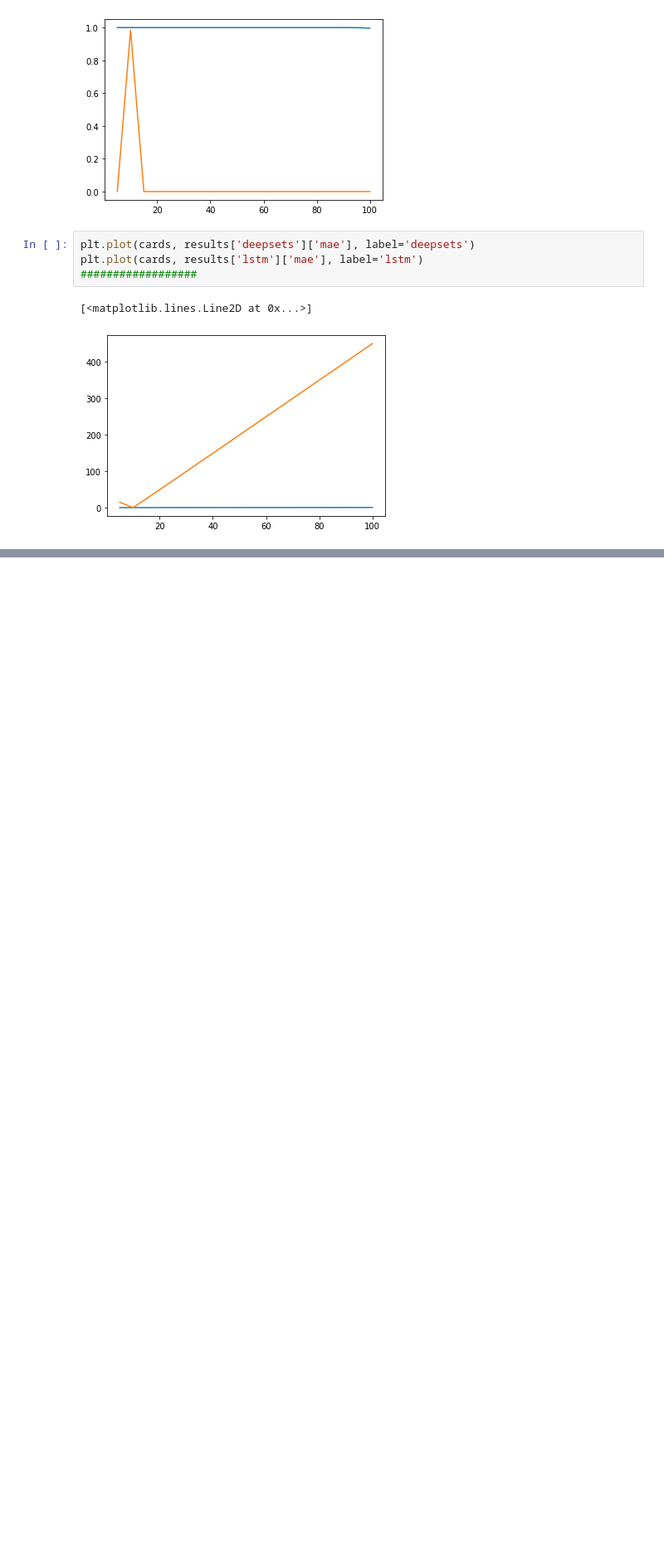
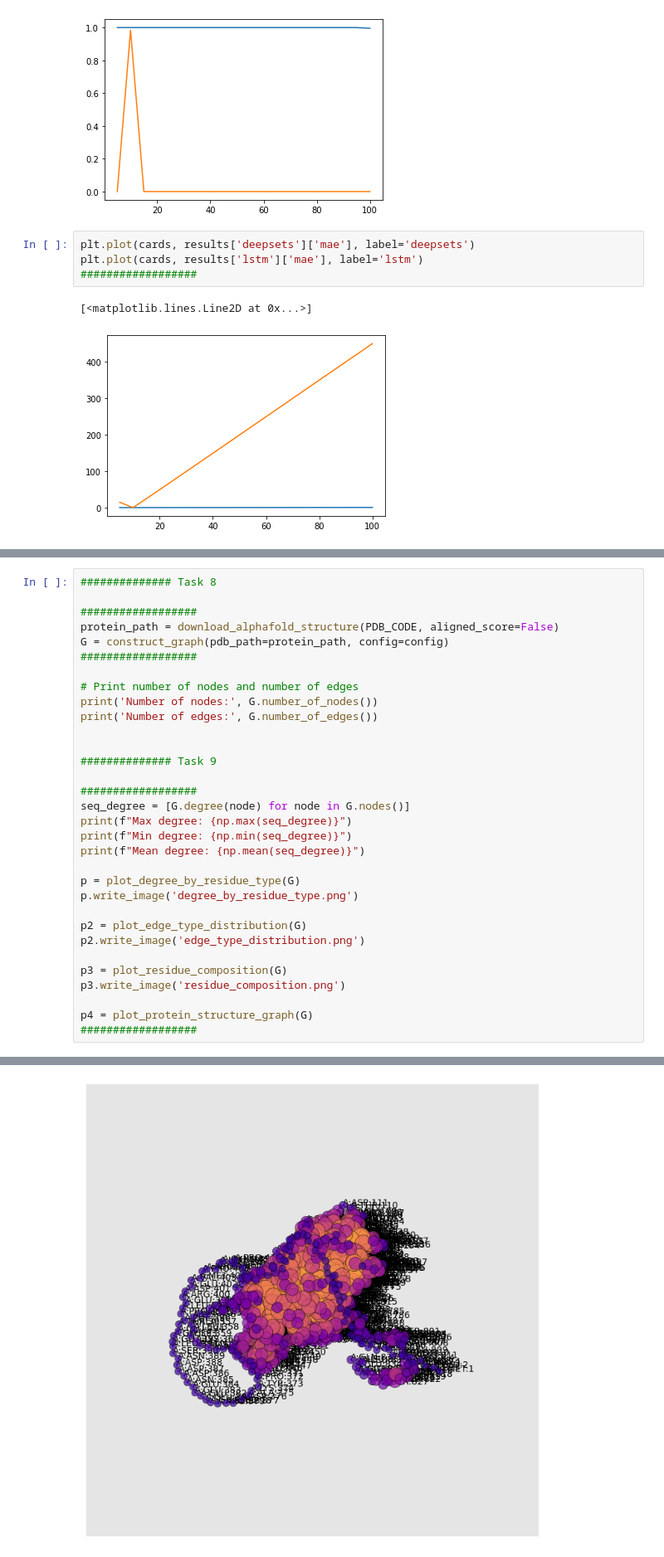
Before and after one commit to alephpi/student, a Jupyter notebook: Lab7_Learning_on_Sets_Learning_with_Proteins/code/lab7.ipynb, the cells around one changed output, grey strips where cells are left out. Shown at 83% size. Drawn from its saved outputs; the diff is of its cells as text; blank space fills up the shorter version.

```diff
--- a/Lab7_Learning_on_Sets_Learning_with_Proteins/code/lab7.ipynb
+++ b/Lab7_Learning_on_Sets_Learning_with_Proteins/code/lab7.ipynb
@@ -337,0 +384,33 @@ plt.plot(cards, results['lstm']['mae'], label='lstm')
+# %%
+############## Task 8
+
+##################
+protein_path = download_alphafold_structure(PDB_CODE, aligned_score=False)
+G = construct_graph(pdb_path=protein_path, config=config)
+##################
+
+# Print number of nodes and number of edges
+print('Number of nodes:', G.number_of_nodes())
+print('Number of edges:', G.number_of_edges())
+
+
+############## Task 9
+
+##################
+seq_degree = [G.degree(node) for node in G.nodes()]
+print(f"Max degree: {np.max(seq_degree)}")
+print(f"Min degree: {np.min(seq_degree)}")
+print(f"Mean degree: {np.mean(seq_degree)}")
+
+p = plot_degree_by_residue_type(G)
+p.write_image('degree_by_residue_type.png')
+
+p2 = plot_edge_type_distribution(G)
+p2.write_image('edge_type_distribution.png')
+
+p3 = plot_residue_composition(G)
+p3.write_image('residue_composition.png')
+
+p4 = plot_protein_structure_graph(G)
+##################
+# %% [output]
@@ -337,0 +434 @@ plt.plot(cards, results['lstm']['mae'], label='lstm')
+[figure, added]
```
Also changed, not shown: parts of 9 cells of this notebook.
